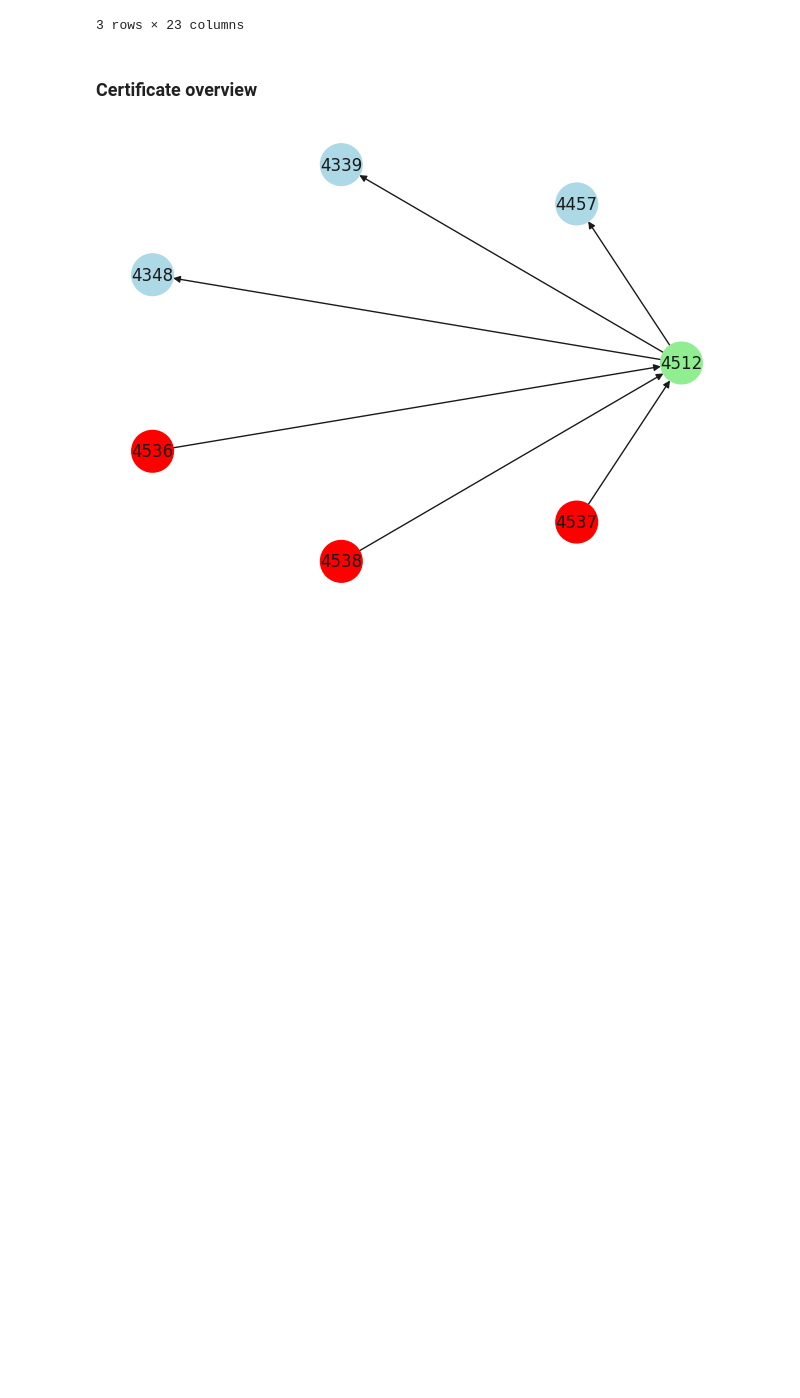
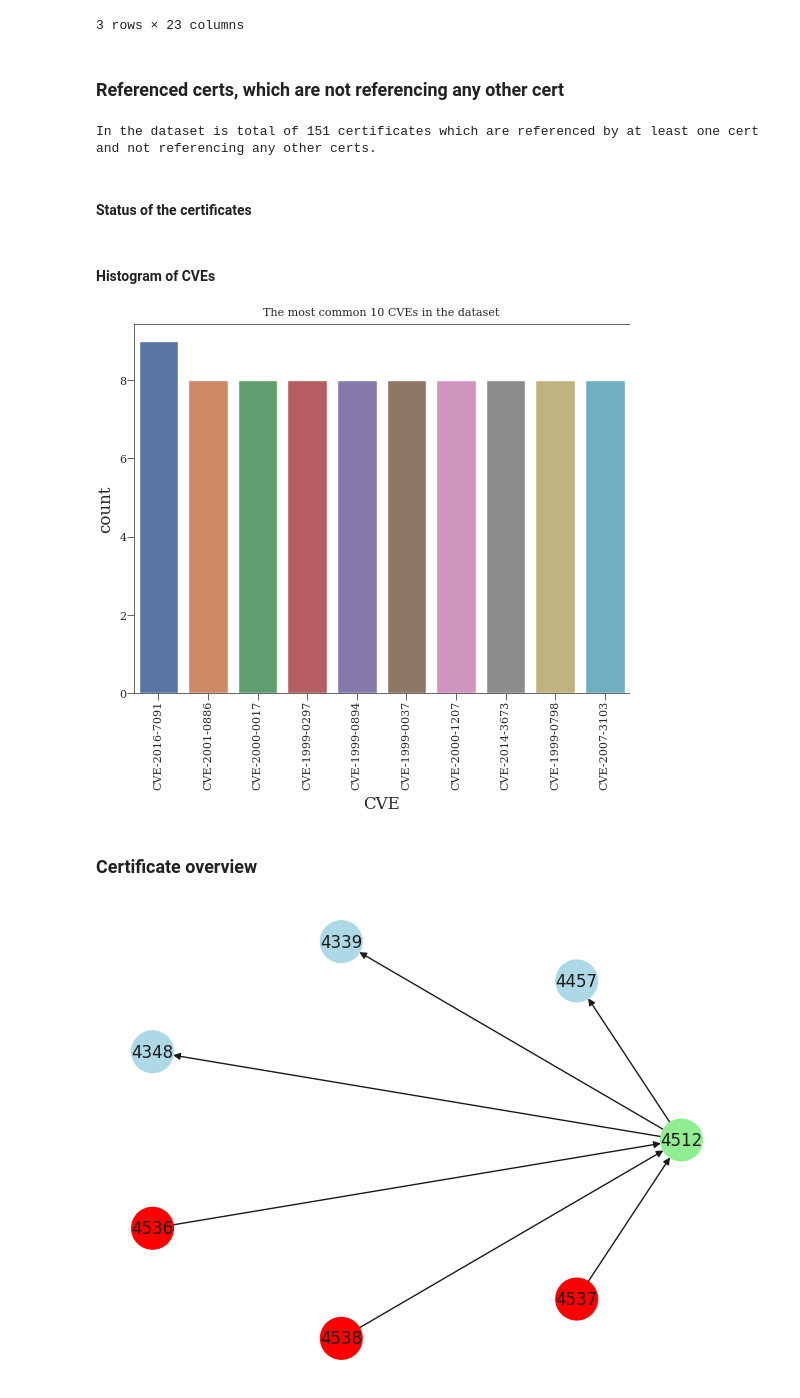
Before and after one commit to crocs-muni/sec-certs, a Jupyter notebook: notebooks/fips/references.ipynb, the cells around one changed output. Drawn from its saved outputs; the diff is of its cells as text; code cells hidden in the pictures; blank space fills up the shorter version.

Commit message:
feat: Analysis of referenced by, not referencing certs

```diff
--- a/notebooks/fips/references.ipynb
+++ b/notebooks/fips/references.ipynb
@@ -503,3 +507,12 @@ df[df["cert_id"].isin([3382, 3383, 3384])]
 | a080dde530fce451 | 3382 | Titan Chip | active | FIPS 140-2 | Hardware | 1.0 | Single Chip | 2019-03-22 | 2024-03-21 | ... |
 | efb092e03612f568 | 3383 | River Cryptographic Module | active | FIPS 140-2 | Hardware | 1.0 | Multi-Chip Embedded | 2019-03-22 | 2024-03-21 | ... |
 3 rows × 23 columns
+# %% [markdown]
+### Referenced certs, which are not referencing any other cert
+# %%
+not_referencing_df: DataFrame = df[(df["module_directly_referencing"].isna()) & (df["module_directly_referenced_by"].notna())]
+print(f"In the dataset is total of {not_referencing_df.shape[0]} certificates which are referenced by at least one cert and not referencing any other certs.")
+# %% [output]
+In the dataset is total of 151 certificates which are referenced by at least one cert and not referencing any other certs.
+# %% [markdown]
+#### Status of the certificates
@@ -506,3 +521,24 @@ df[df["cert_id"].isin([3382, 3383, 3384])]
+# %% [markdown]
+#### Histogram of CVEs
+# %%
+number_of_cves: int = 10
+counter: Counter = Counter()
+
+for cve_set in not_referencing_df["related_cves"]:
+    if pd.isna(cve_set):
+        continue
+    counter.update(cve_set)
+
+not_referencing_cve_df: DataFrame = pd.DataFrame.from_dict(counter, orient="index").reset_index()
+not_referencing_cve_df.columns = ("CVE", "count")
+not_referencing_cve_df.sort_values(by="count", ascending=False, inplace=True)
+sns.barplot(x="CVE", y="count", data=not_referencing_cve_df.head(number_of_cves))
+
+plt.title(f"The most common {number_of_cves} CVEs in the dataset")
+plt.xticks(rotation=90)
+plt.show()
+# %% [output]
+[figure, added]
 # %% [markdown]
 ### Certificate overview
 # %%
```
Also changed, not shown: parts of 10 cells of this notebook.
